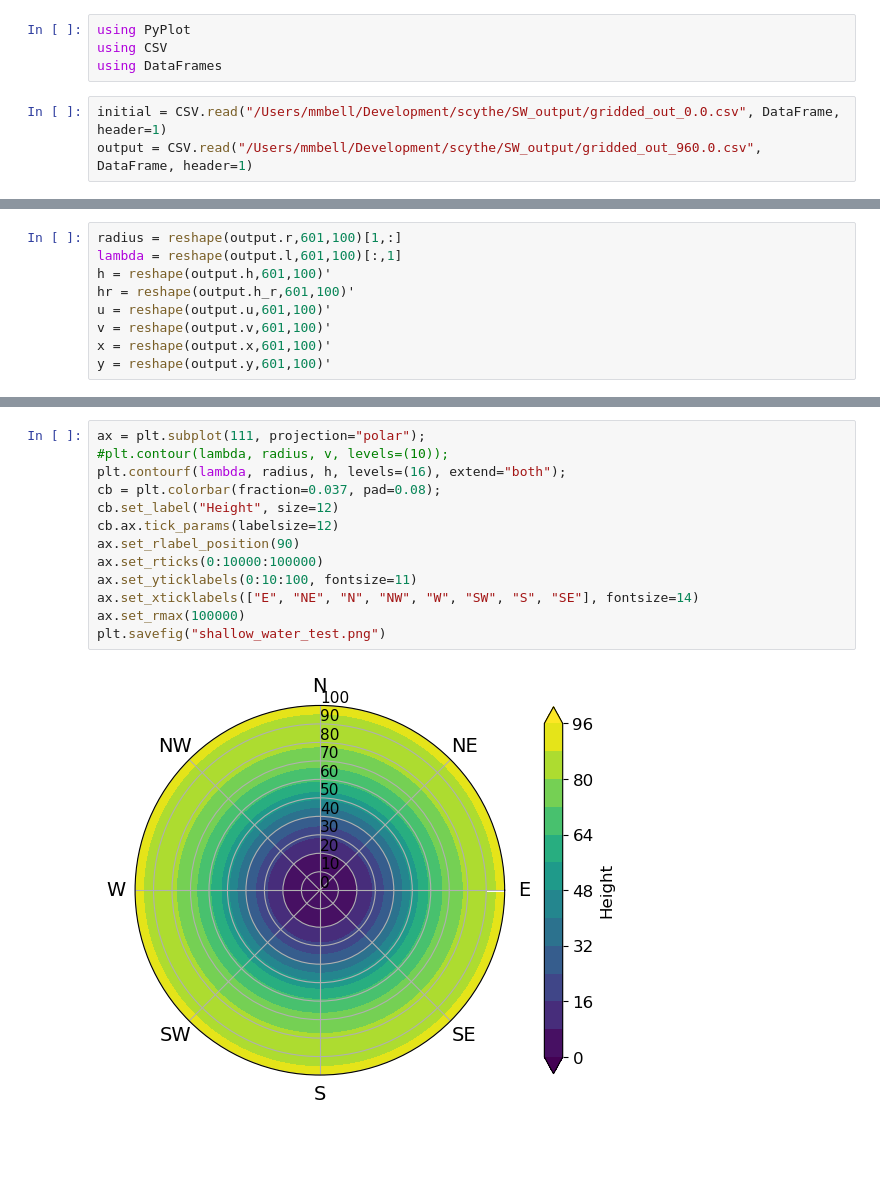
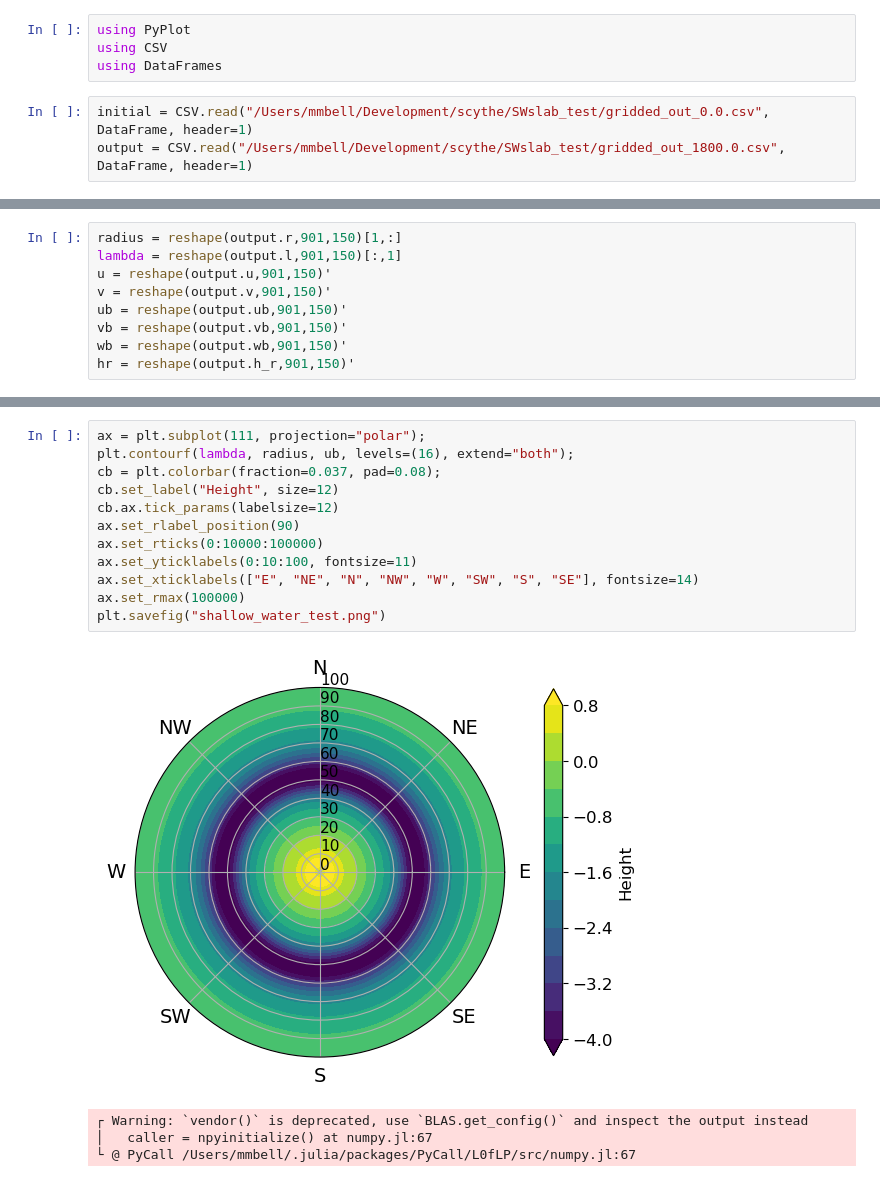
Before and after one commit to mmbell/Scythe.jl, a Jupyter notebook: Notebooks/plot_RL_tests.ipynb, the cells around one changed output, grey strips where cells are left out. Saved outputs shown, nothing was run; the diff lists cells and outputs as text; blank space fills up the shorter version.

```diff
--- a/Notebooks/plot_RL_tests.ipynb
+++ b/Notebooks/plot_RL_tests.ipynb
@@ -3,6 +3,6 @@ using PyPlot
 using CSV
 using DataFrames
 # %%
-initial = CSV.read("/Users/mmbell/Development/scythe/SW_output/gridded_out_0.0.csv", DataFrame, header=1)
-output = CSV.read("/Users/mmbell/Development/scythe/SW_output/gridded_out_960.0.csv", DataFrame, header=1)
+initial = CSV.read("/Users/mmbell/Development/scythe/SWslab_test/gridded_out_0.0.csv", DataFrame, header=1)
+output = CSV.read("/Users/mmbell/Development/scythe/SWslab_test/gridded_out_1800.0.csv", DataFrame, header=1)
 # %% [output]
@@ -27,11 +27,11 @@ output = CSV.read("/Users/mmbell/Development/scythe/SW_output/gridded_out_960.0.
 | ⋮ | ⋮ | ⋮ | ⋮ | ⋮ | ⋮ | ⋮ | ⋮ | ⋮ |
 # %%
-radius = reshape(output.r,601,100)[1,:]
-lambda = reshape(output.l,601,100)[:,1]
-h = reshape(output.h,601,100)'
-hr = reshape(output.h_r,601,100)'
-u = reshape(output.u,601,100)'
-v = reshape(output.v,601,100)'
-x = reshape(output.x,601,100)'
-y = reshape(output.y,601,100)'
+radius = reshape(output.r,901,150)[1,:]
+lambda = reshape(output.l,901,150)[:,1]
+u = reshape(output.u,901,150)'
+v = reshape(output.v,901,150)'
+ub = reshape(output.ub,901,150)'
+vb = reshape(output.vb,901,150)'
+wb = reshape(output.wb,901,150)'
+hr = reshape(output.h_r,901,150)'
 # %% [output]
@@ -55,15 +55,17 @@ y = reshape(output.y,601,100)'
 # %%
 ax = plt.subplot(111, projection="polar");
-#plt.contour(lambda, radius, v, levels=(10));
-plt.contourf(lambda, radius, h, levels=(16), extend="both");
+plt.contourf(lambda, radius, ub, levels=(16), extend="both");
 cb = plt.colorbar(fraction=0.037, pad=0.08);
 cb.set_label("Height", size=12)
 cb.ax.tick_params(labelsize=12)
 ax.set_rlabel_position(90)
 ax.set_rticks(0:10000:100000)
 ax.set_yticklabels(0:10:100, fontsize=11)
 ax.set_xticklabels(["E", "NE", "N", "NW", "W", "SW", "S", "SE"], fontsize=14)
 ax.set_rmax(100000)
 plt.savefig("shallow_water_test.png")
 # %% [output]
-[figure, old version]
+[figure, new version]
+┌ Warning: `vendor()` is deprecated, use `BLAS.get_config()` and inspect the output instead
+│   caller = npyinitialize() at numpy.jl:67
+└ @ PyCall /Users/mmbell/.julia/packages/PyCall/L0fLP/src/numpy.jl:67
```
Also changed, not shown: parts of 3 cells of this notebook, 6 other files.
